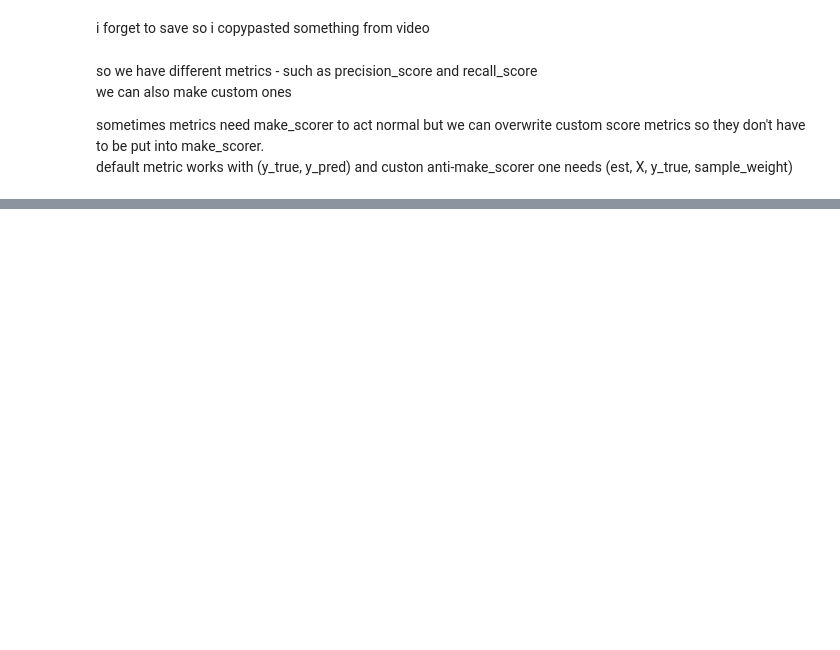
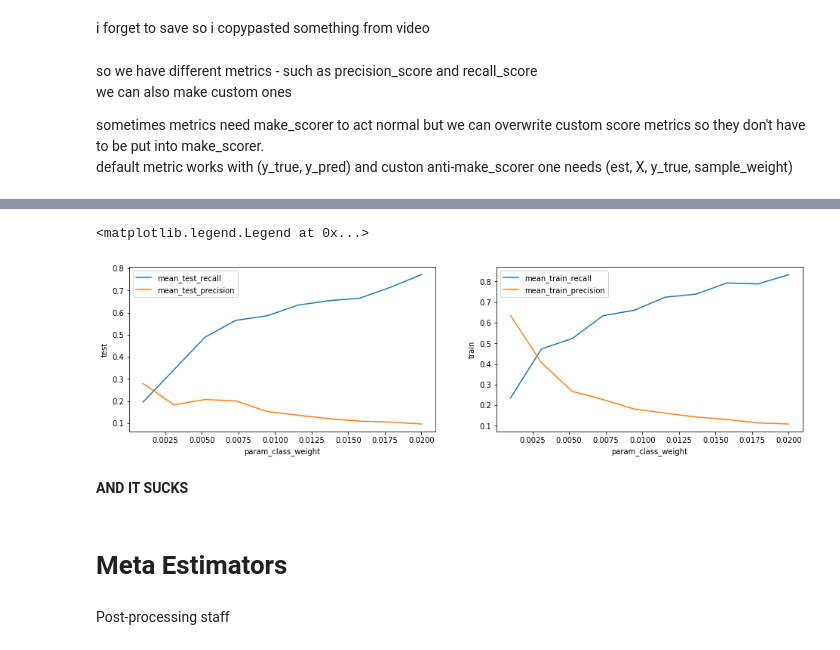
Before and after one commit to quicksilverri/statistics, a Jupyter notebook: sklearn_basics.ipynb, the cells around one changed output, grey strips where cells are left out. Cells and saved outputs as stored; diff of their text form; code cells hidden in the pictures; blank space fills up the shorter version.

```diff
--- a/sklearn_basics.ipynb
+++ b/sklearn_basics.ipynb
@@ -410,0 +521,23 @@ plt.legend()
+# %%
+from sklearn.model_selection import GridSearchCV
+
+def outlier_precision(mod, X, y):
+  preds = mod.predict(X)
+  return precision_score(y, np.where(preds == -1, 1, 0))
+
+def outlier_recall(mod, X, y):
+  preds = mod.predict(X)
+  return recall_score(y, np.where(preds == -1, 1, 0))
+
+outlier_grid = GridSearchCV(
+    estimator=IsolationForest(),
+    param_grid={'contamination': np.linspace(0.001, 0.02, 10)},  # what is this?
+    scoring={'precision': outlier_precision,
+            'recall': outlier_recall},
+    refit='precision',
+    return_train_score=True,
+    cv=5,
+    n_jobs=-1
+)
+
+outlier_grid.fit(X, y)
@@ -410,0 +551,30 @@ plt.legend()
+# %%
+fig, axis = plt.subplots(1, 2, figsize=(16, 4))
+df_results = pd.DataFrame(outlier_grid.cv_results_)
+
+for score in ['mean_test_recall', 'mean_test_precision', ]:
+    axis[0].plot(df_results['param_contamination'],
+                df_results[score],
+                label=score)
+
+for score in ['mean_train_recall', 'mean_train_precision']:
+    axis[1].plot(df_results['param_contamination'],
+                df_results[score],
+                label=score)
+
+axis[0].set_xlabel('param_class_weight')
+axis[1].set_xlabel('param_class_weight')
+axis[0].set_ylabel('test')
+axis[1].set_ylabel('train')
+
+axis[0].legend()
+axis[1].legend()
+# %% [output]
+<matplotlib.legend.Legend at 0x...>
+[figure, added]
+# %% [markdown]
+**AND IT SUCKS**
+# %% [markdown]
+# Meta Estimators
+# %% [markdown]
+Post-processing staff
```
Also changed, not shown: parts of 23 cells of this notebook.
